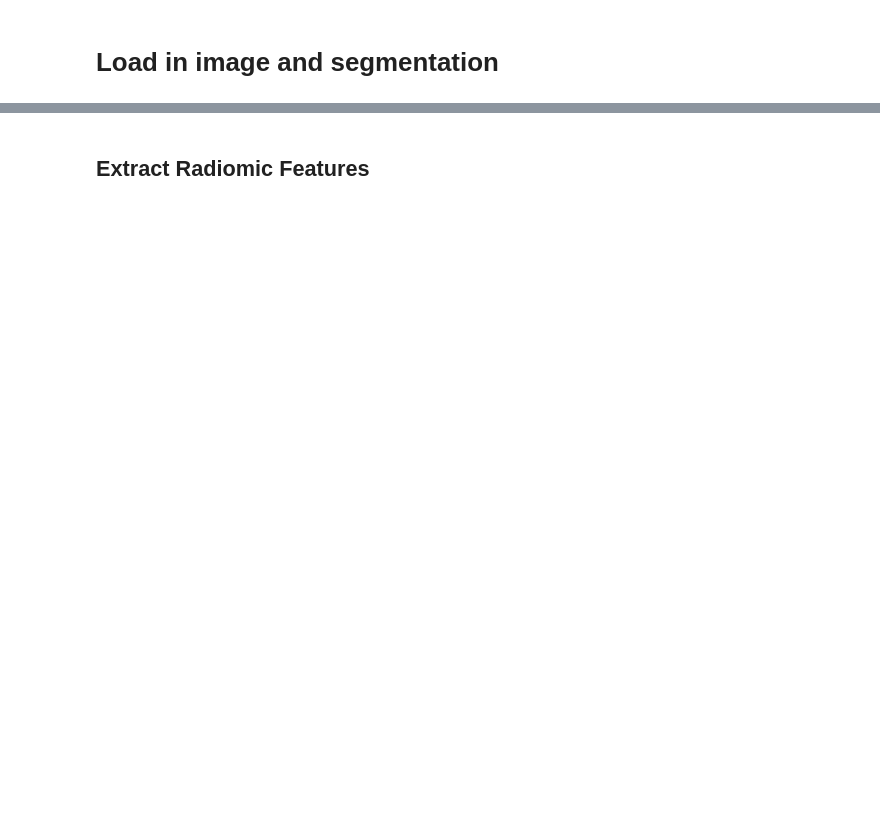
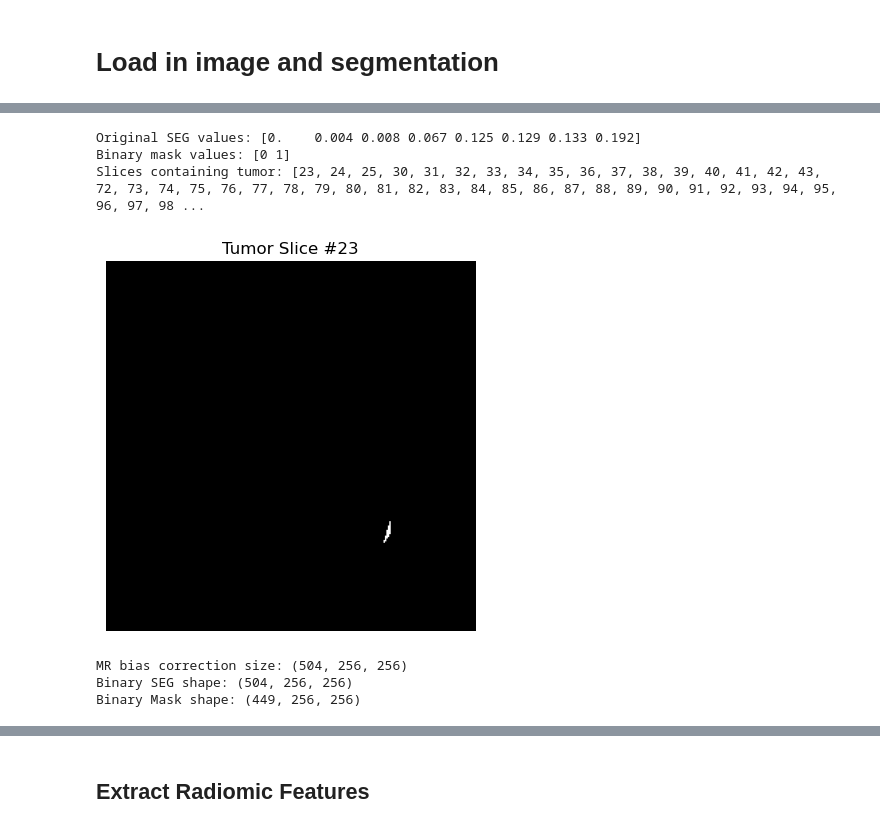
Before and after one commit to bhklab/ispy-readii, a Jupyter notebook: workflow/notebooks/run_feature_extraction.ipynb, the cells around one changed output, grey strips where cells are left out. Cells and saved outputs as stored; diff of their text form; code cells hidden in the pictures; blank space fills up the shorter version.

```diff
--- a/workflow/notebooks/run_feature_extraction.ipynb
+++ b/workflow/notebooks/run_feature_extraction.ipynb
@@ -161,17 +156,18 @@ for slice_idx in range(num_slices):
 # %% [markdown]
 # Load in image and segmentation
 # %%
-# Path to the SEG file
-segmentation_file_path = Path(f"../../rawdata/{DATASET_NAME}/ISPY2-100899/10-26-2002-100899T0-ISPY2MRIT0-88595/51900.000000-ISPY2 VOLSER uni-lateral cropped Analysis Mask-78091/1-1.dcm")
+# Load the segmentation file (for SEG format)
 
-# Load the segmentation file (for SEG format)
-# This returns a dictionary of segmentation images, with ROI names as keys and image objects as values
-seg_image_dict = loadSegmentation(segmentation_file_path, modality='SEG')
+# TODO: this is not working since it nifit instead of DiCOM
+# # This returns a dictionary of segmentation images, with ROI names as keys and image objects as values
+# seg_image_dict = loadSegmentation(segmentation_file_path, modality='SEG')
 
-# Get the segmentation image for the specific ROI of interest
-# Flatten the image if it has extra dimensions, making it 3D
-seg_image = flattenImage(seg_image_dict["VOLSER Analysis Mask"])
+# # Get the segmentation image for the specific ROI of interest
+# # Flatten the image if it has extra dimensions, making it 3D
+# seg_image = flattenImage(seg_image_dict["VOLSER Analysis Mask"])
+
+seg_image = sitk.ReadImage(str(segmentation_file_path))
 
 print("SEG image size:", seg_image.GetSize())
-print("MR bias correction size:", MR_corrected_image.GetSize())
+print("MR bias correctied size:", MR_corrected_image.GetSize())
 # %% [output]
@@ -236 +204,46 @@ Slice indices: [27, 29, 30, 31, 32, 33, 34, 35, 36, 37, 38, 39, 40, 41, 42, 43,
+# %%
+# 1. SEG binarization and removal of empty slices
+
+# Convert SEG image to array and binarize
+seg_array = sitk.GetArrayFromImage(seg_image)
+binary_seg_array = np.where(seg_array == 0, 1, 0)
+
+print("Original SEG values:", np.round(np.unique(seg_array), 3))
+print("Binary mask values:", np.unique(binary_seg_array))
+
+# Remove slices with no tumor (TODO: this changes shape!)
+mask_array = binary_seg_array[np.any(binary_seg_array != 0, axis=(1, 2))]
+
+# Convert to image and assign spatial info
+mask = sitk.GetImageFromArray(mask_array)
+mask.SetSpacing(seg_image.GetSpacing())
+mask.SetOrigin(seg_image.GetOrigin())
+mask.SetDirection(seg_image.GetDirection())
+
+# Save full binary segmentation (convert array to image first)
+binary_seg_image = sitk.GetImageFromArray(binary_seg_array)
+binary_seg_image.CopyInformation(seg_image)
+sitk.WriteImage(binary_seg_image, f"../../procdata/{DATASET_NAME}/ISPY2_h4h_processed/ISPY2_001/SEG_Series-74565/Binary_SEG.nii.gz")
+
+# Visualize the first tumor-containing slice from binary_seg_array
+tumor_slices = [i for i in range(binary_seg_array.shape[0]) if np.any(binary_seg_array[i] == 1)]
+print("Slices containing tumor:", tumor_slices)
+plt.imshow(binary_seg_array[tumor_slices[0]], cmap='gray')
+plt.axis('off')
+plt.title(f"Tumor Slice #{tumor_slices[0]}")
+plt.show()
+# %% [output]
+Original SEG values: [0.    0.004 0.008 0.067 0.125 0.129 0.133 0.192]
+Binary mask values: [0 1]
+Slices containing tumor: [23, 24, 25, 30, 31, 32, 33, 34, 35, 36, 37, 38, 39, 40, 41, 42, 43, 72, 73, 74, 75, 76, 77, 78, 79, 80, 81, 82, 83, 84, 85, 86, 87, 88, 89, 90, 91, 92, 93, 94, 95, 96, 97, 98 ...
+[figure, added]
+# %%
+# printing SE and MR shapes
+print("MR bias correction size:", corrected_array.shape)
+print("Binary SEG shape:", binary_seg_array.shape)
+print("Binary Mask shape:", mask_array.shape)
+# %% [output]
+MR bias correction size: (504, 256, 256)
+Binary SEG shape: (504, 256, 256)
+Binary Mask shape: (449, 256, 256)
 # %%
```
Also changed, not shown: parts of 17 cells of this notebook.
